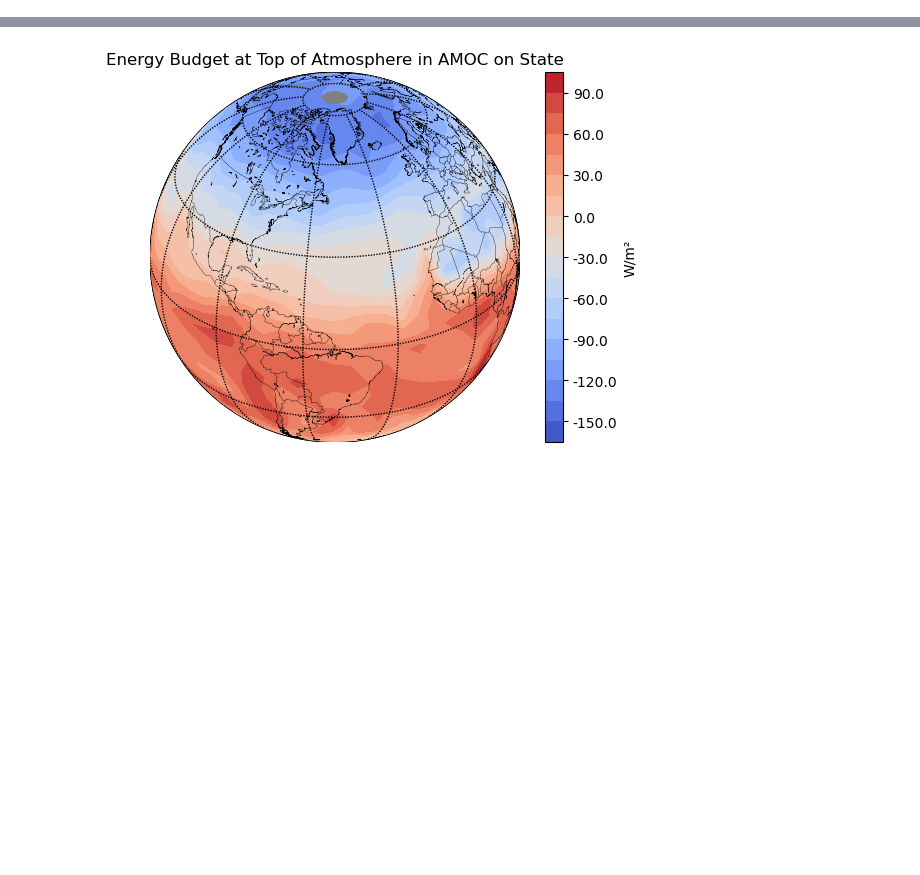
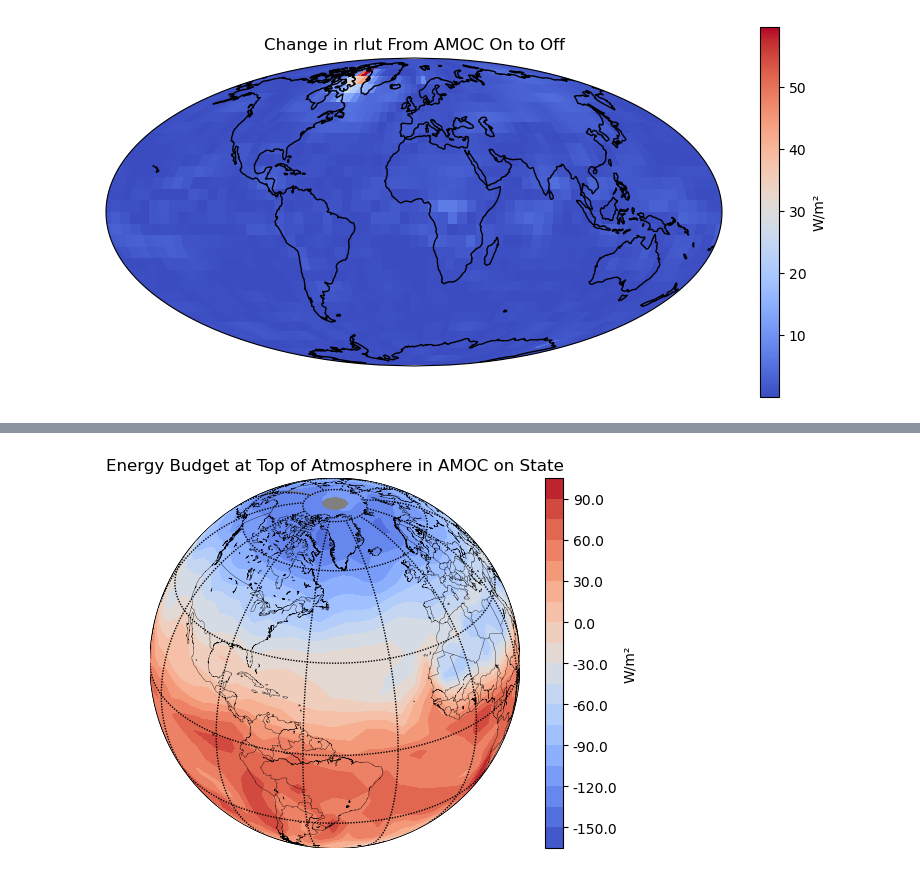
Before and after one commit to amethystaurora-robo/plasim_rare_events, a Jupyter notebook: draw_maps.ipynb, the cells around one changed output, grey strips where cells are left out. Saved outputs shown, nothing was run; the diff lists cells and outputs as text; code cells hidden in the pictures; blank space fills up the shorter version.

```diff
--- a/draw_maps.ipynb
+++ b/draw_maps.ipynb
@@ -19,0 +109,4 @@ df_hfss_off = pd.read_csv("hfss_off.csv")
+# %%
+find_differences(df_rlut_on,df_rlut_off,'rlut')
+# %% [output]
+[figure, added]
```
Also changed, not shown: parts of 19 cells of this notebook, 1 other file.
